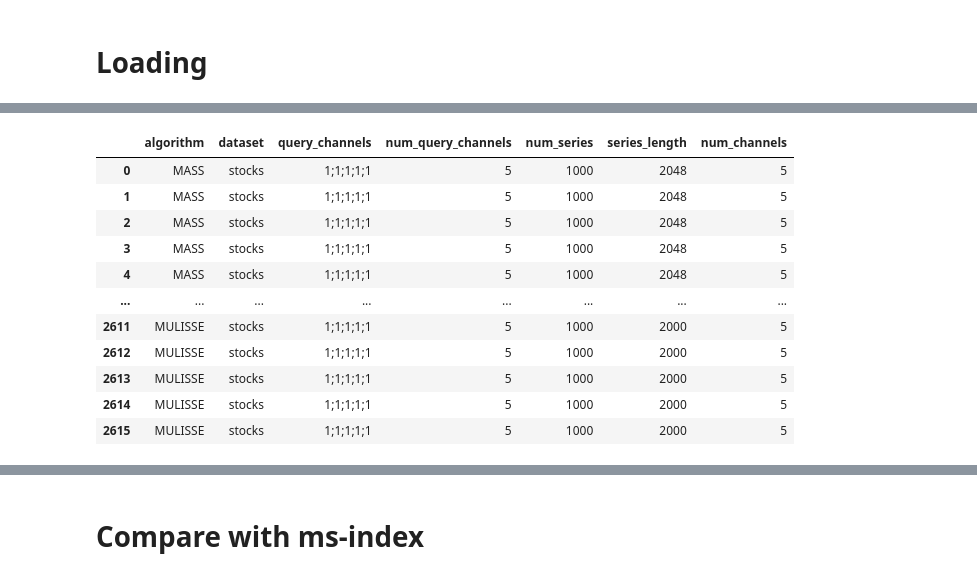
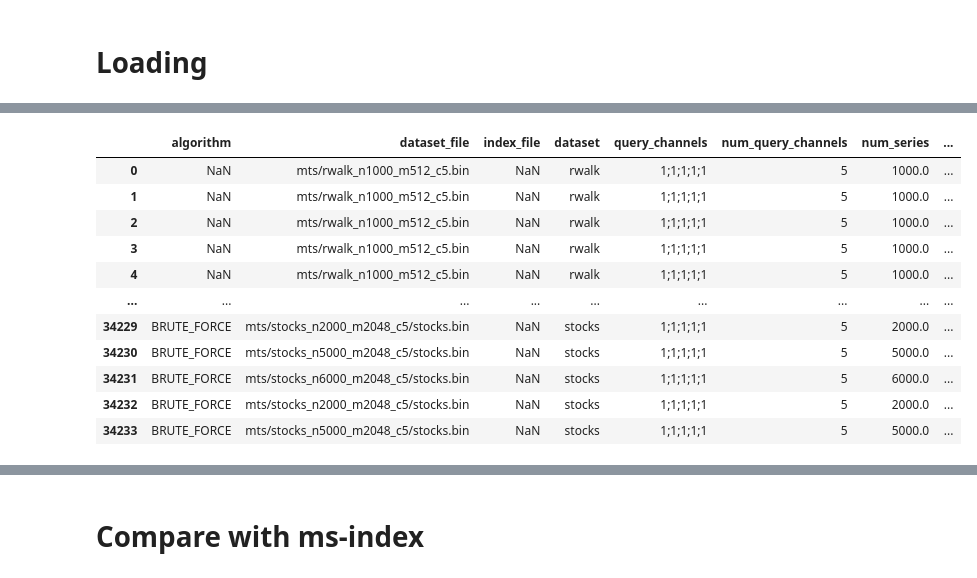
Before and after one commit to BPelokTUE/MULISSE, a Jupyter notebook: analyze/main.ipynb, the cells around one changed output, grey strips where cells are left out. Cells and saved outputs as stored; diff of their text form; code cells hidden in the pictures.

```diff
--- a/analyze/main.ipynb
+++ b/analyze/main.ipynb
@@ -10,17 +12,15 @@ import os
 # %%
-BASEDIR = "../LOGS"
-
-runs = pd.read_csv(os.path.join(BASEDIR, "runs.csv"))
-search_info = pd.read_csv(os.path.join(BASEDIR, "search_settings.csv"))
-dataset_info = pd.read_csv(os.path.join(BASEDIR, "dataset_settings.csv"))
-index_info = pd.read_csv(os.path.join(BASEDIR, "index_settings.csv"))
-
-# Join the three settings dataframes on dataset_file
-info = search_info.join(dataset_info.set_index('dataset_file'), on='dataset_file', how='left', rsuffix='_dataset')
-info = info.join(index_info.set_index('index_file'), on='index_file', how='left', rsuffix='_index')
+runs = pd.read_csv(os.path.join(BASEDIR, "runs.csv"), on_bad_lines='skip')
+search_info = pd.read_csv(os.path.join(BASEDIR, "search_settings.csv"), index_col='id')
+index_info = pd.read_csv(os.path.join(BASEDIR, "index_settings.csv"), index_col='id').drop_duplicates()
 
 # Join the two dataframes where runs['settings_id'] is the id of the search settings
-df = pd.merge(runs, info, left_on='settings_id', right_on='id', how='left', suffixes=('_run', '_settings'))
+df = pd.merge(runs, search_info, left_on='settings_id', right_on='id', how='left', suffixes=('_run', '_settings'))
+
+# Fill nans
+for col in df.columns:
+    if 'time' in col:
+        df[col] = df[col].fillna(0)
 
 print(df.columns)
 
@@ -58,44 +51,72 @@ Index(['id_run', 'settings_id', 'query_id', 'query_length', 'query_channels',
 # %%
-# Infer necessary columns
-ALGOS = ['BRUTE_FORCE', 'MASS', 'MULISSE', 'MULISSE_ED']
+# Infer necessary columns for main df
+ALGOS = ['BRUTE_FORCE', 'MASS', 'MULISSE+MASS', 'MULISSE+BF']
 
 # Algorithm -- dependent on combinations of search method and distance measure
 def get_algorithm(row):
     search_method = row.search_method
     distance_measure = row.distance_measure
     ffts_precomputed = not pd.isna(row.ffts_file)
-    # early_abandon = row.early_abandoning
-    early_abandon = True
+    early_abandon = row.early_abandoning == 1
 
     if 'scan' in search_method and distance_measure == 'ed' and not ffts_precomputed and early_abandon:
         return 'BRUTE_FORCE'
     elif 'scan' in search_method and distance_measure == 'mass' and ffts_precomputed:
         return 'MASS'
     elif 'isax' in search_method and distance_measure == 'ed' and early_abandon:
-        return 'MULISSE_ED'
+        return 'MULISSE+BF'
+    elif 'isax' in search_method and distance_measure == 'ed' and not early_abandon:
+        return 'MULISSE+BF no EA'
     elif 'isax' in search_method and distance_measure == 'mass' and ffts_precomputed:
-        return 'MULISSE'
+        return 'MULISSE+MASS'
+
     else:
         return np.nan
 
+import re
+def get_regex(string, regex):
+    if pd.isna(string):
+        return np.nan
+
+    match = re.search(regex, string)
+    if match:
+        return match.group(1)
+    else:
+        return np.nan
+
+# Get the algorithm from the search method and distance measure
 df['algorithm'] = df.apply(get_algorithm, axis=1)
+
+# Get the number of channels from the dataset_file after "_c{num_channels}" with regex
+df['num_channels'] = df.dataset_file.apply(lambda x: float(get_regex(x, r'_c(\d+)')))
+
+# Get the number of series from the dataset_file after "_n{num_series}" with regex
+df['num_series'] = df.dataset_file.apply(lambda x: float(get_regex(x, r'_n(\d+)')))
+
+# Get the length of the series from the dataset_file after "_m{series_length}" with regex
+df['series_length'] = df.dataset_file.apply(lambda x: float(get_regex(x, r'_m(\d+)')))
+
+df['l_min'] = df.index_file.apply(lambda x: float(get_regex(x, r'_lmin(\d+)')))
+df['l_max'] = df.index_file.apply(lambda x: float(get_regex(x, r'_lmax(\d+)')))
+
+df['early_abandoning'] = df.early_abandoning.fillna(0)
 
 df['dataset'] = df.dataset_file.str.extract(r'(\w+).bin')
 df['dataset'] = df.dataset.str.split("_").str[0]
 
 df['num_query_channels'] = df.query_channels.str.count('1')
 
-df[['algorithm', 'dataset', 'query_channels', 'num_query_channels', 'num_series', 'series_length', 'num_channels']]
+df[['algorithm', 'dataset_file', 'index_file', 'dataset', 'query_channels', 'num_query_channels', 'num_series', 'series_length', 'num_channels', 'l_min', 'l_max']]
 # %% [output]
-|  | algorithm | dataset | query_channels | num_query_channels | num_series | series_length | num_channels |
-| 0 | MASS | stocks | 1;1;1;1;1 | 5 | 1000 | 2048 | 5 |
-| 1 | MASS | stocks | 1;1;1;1;1 | 5 | 1000 | 2048 | 5 |
-| 2 | MASS | stocks | 1;1;1;1;1 | 5 | 1000 | 2048 | 5 |
-| 3 | MASS | stocks | 1;1;1;1;1 | 5 | 1000 | 2048 | 5 |
-| 4 | MASS | stocks | 1;1;1;1;1 | 5 | 1000 | 2048 | 5 |
-| ... | ... | ... | ... | ... | ... | ... | ... |
-| 2611 | MULISSE | stocks | 1;1;1;1;1 | 5 | 1000 | 2000 | 5 |
-| 2612 | MULISSE | stocks | 1;1;1;1;1 | 5 | 1000 | 2000 | 5 |
-| 2613 | MULISSE | stocks | 1;1;1;1;1 | 5 | 1000 | 2000 | 5 |
-| 2614 | MULISSE | stocks | 1;1;1;1;1 | 5 | 1000 | 2000 | 5 |
-| 2615 | MULISSE | stocks | 1;1;1;1;1 | 5 | 1000 | 2000 | 5 |
+|  | algorithm | dataset_file | index_file | dataset | query_channels | num_query_channels | num_series | ... |
+| 0 | NaN | mts/rwalk_n1000_m512_c5.bin | NaN | rwalk | 1;1;1;1;1 | 5 | 1000.0 | ... |
+| 1 | NaN | mts/rwalk_n1000_m512_c5.bin | NaN | rwalk | 1;1;1;1;1 | 5 | 1000.0 | ... |
+| 2 | NaN | mts/rwalk_n1000_m512_c5.bin | NaN | rwalk | 1;1;1;1;1 | 5 | 1000.0 | ... |
+| 3 | NaN | mts/rwalk_n1000_m512_c5.bin | NaN | rwalk | 1;1;1;1;1 | 5 | 1000.0 | ... |
+| 4 | NaN | mts/rwalk_n1000_m512_c5.bin | NaN | rwalk | 1;1;1;1;1 | 5 | 1000.0 | ... |
+| ... | ... | ... | ... | ... | ... | ... | ... | ... |
+| 34229 | BRUTE_FORCE | mts/stocks_n2000_m2048_c5/stocks.bin | NaN | stocks | 1;1;1;1;1 | 5 | 2000.0 | ... |
+| 34230 | BRUTE_FORCE | mts/stocks_n5000_m2048_c5/stocks.bin | NaN | stocks | 1;1;1;1;1 | 5 | 5000.0 | ... |
+| 34231 | BRUTE_FORCE | mts/stocks_n6000_m2048_c5/stocks.bin | NaN | stocks | 1;1;1;1;1 | 5 | 6000.0 | ... |
+| 34232 | BRUTE_FORCE | mts/stocks_n2000_m2048_c5/stocks.bin | NaN | stocks | 1;1;1;1;1 | 5 | 2000.0 | ... |
+| 34233 | BRUTE_FORCE | mts/stocks_n5000_m2048_c5/stocks.bin | NaN | stocks | 1;1;1;1;1 | 5 | 5000.0 | ... |
```
Also changed, not shown: parts of 45 cells of this notebook, 1 other file.
